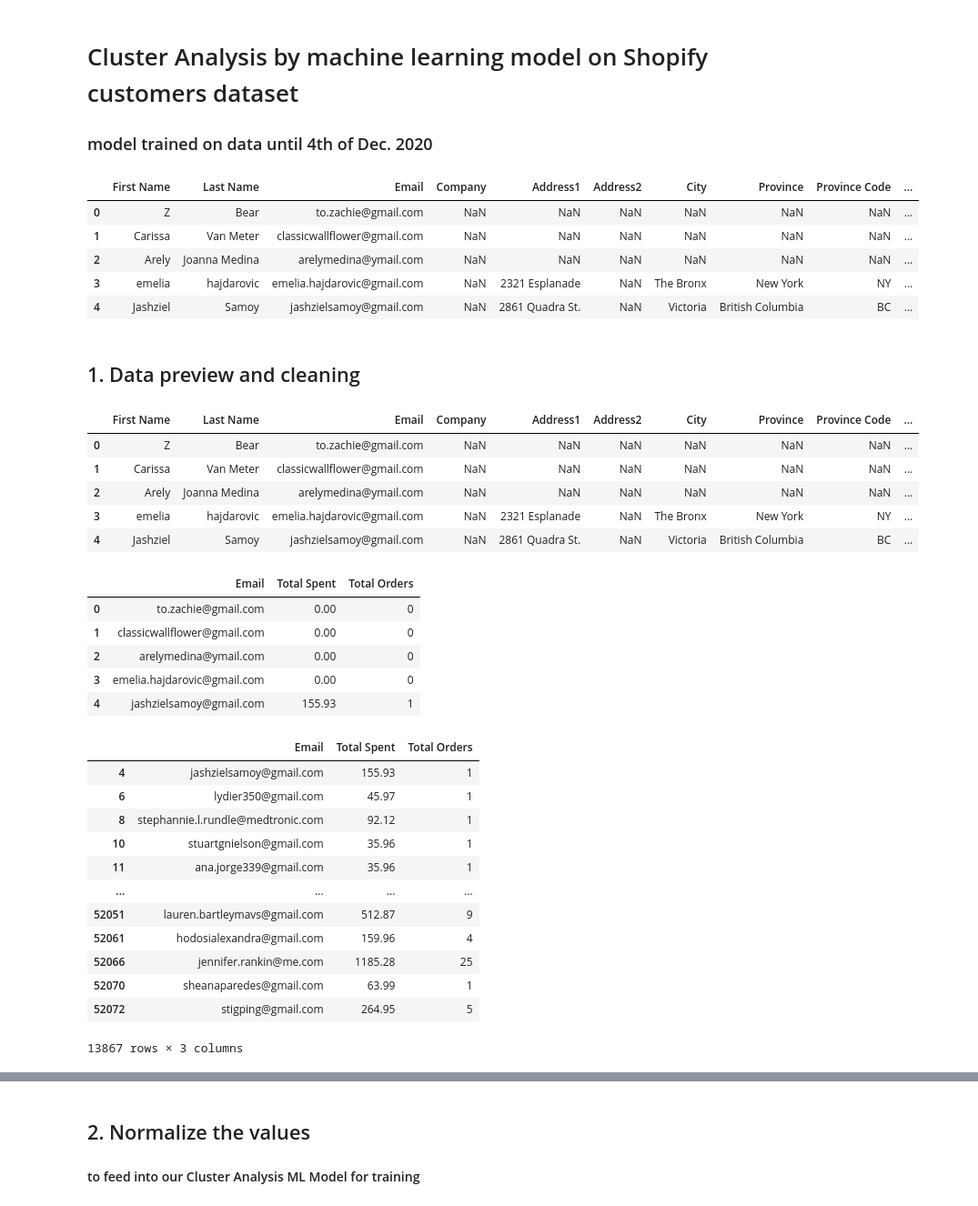
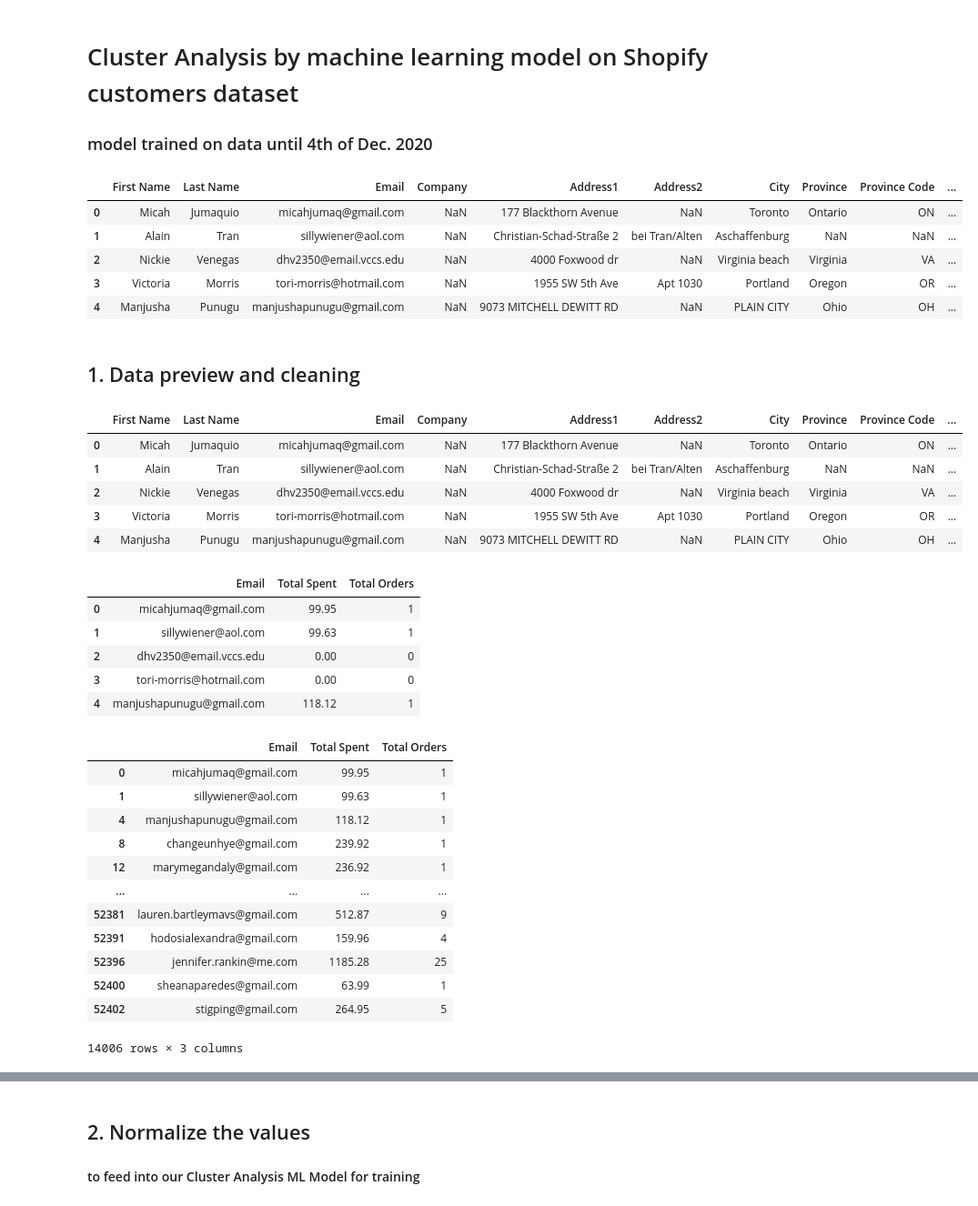
Before and after one commit to KrSuma/DaebakAnalysis, a Jupyter notebook: ClusteringML.ipynb, the cells around one changed output, grey strips where cells are left out. Shown: that part at 91% size. Drawn from its saved outputs; the diff is of its cells as text; code cells hidden in the pictures.

```diff
--- a/ClusteringML.ipynb
+++ b/ClusteringML.ipynb
@@ -5,22 +5,21 @@
 # %%
 import pandas as pd
 import matplotlib.pyplot as plt
 import matplotlib as mpl
-import seaborn as sns
 import numpy as np
 import hashlib
 
-PATH = 'shopify_all_customers.csv'
+PATH = 'all_customers_shopify_1-13.csv'
 df = pd.read_csv(PATH, delimiter=',')
 
 df.head()
 # %% [output]
 |  | First Name | Last Name | Email | Company | Address1 | Address2 | City | Province | Province Code | ... |
-| 0 | Z | Bear | to.zachie@gmail.com | NaN | NaN | NaN | NaN | NaN | NaN | ... |
-| 1 | Carissa | Van Meter | classicwallflower@gmail.com | NaN | NaN | NaN | NaN | NaN | NaN | ... |
-| 2 | Arely | Joanna Medina | arelymedina@ymail.com | NaN | NaN | NaN | NaN | NaN | NaN | ... |
-| 3 | emelia | hajdarovic | emelia.hajdarovic@gmail.com | NaN | 2321 Esplanade | NaN | The Bronx | New York | NY | ... |
-| 4 | Jashziel | Samoy | jashzielsamoy@gmail.com | NaN | 2861 Quadra St. | NaN | Victoria | British Columbia | BC | ... |
+| 0 | Micah | Jumaquio | micahjumaq@gmail.com | NaN | 177 Blackthorn Avenue | NaN | Toronto | Ontario | ON | ... |
+| 1 | Alain | Tran | sillywiener@aol.com | NaN | Christian-Schad-Straße 2 | bei Tran/Alten | Aschaffenburg | NaN | NaN | ... |
+| 2 | Nickie | Venegas | dhv2350@email.vccs.edu | NaN | 4000 Foxwood dr | NaN | Virginia beach | Virginia | VA | ... |
+| 3 | Victoria | Morris | tori-morris@hotmail.com | NaN | 1955 SW 5th Ave | Apt 1030 | Portland | Oregon | OR | ... |
+| 4 | Manjusha | Punugu | manjushapunugu@gmail.com | NaN | 9073 MITCHELL DEWITT RD | NaN | PLAIN CITY | Ohio | OH | ... |
 # %% [markdown]
 ## 1. Data preview and cleaning
 # %%
@@ -29,40 +28,40 @@ df_original = df.copy(deep=True)
 df.head()
 # %% [output]
 |  | First Name | Last Name | Email | Company | Address1 | Address2 | City | Province | Province Code | ... |
-| 0 | Z | Bear | to.zachie@gmail.com | NaN | NaN | NaN | NaN | NaN | NaN | ... |
-| 1 | Carissa | Van Meter | classicwallflower@gmail.com | NaN | NaN | NaN | NaN | NaN | NaN | ... |
-| 2 | Arely | Joanna Medina | arelymedina@ymail.com | NaN | NaN | NaN | NaN | NaN | NaN | ... |
-| 3 | emelia | hajdarovic | emelia.hajdarovic@gmail.com | NaN | 2321 Esplanade | NaN | The Bronx | New York | NY | ... |
-| 4 | Jashziel | Samoy | jashzielsamoy@gmail.com | NaN | 2861 Quadra St. | NaN | Victoria | British Columbia | BC | ... |
+| 0 | Micah | Jumaquio | micahjumaq@gmail.com | NaN | 177 Blackthorn Avenue | NaN | Toronto | Ontario | ON | ... |
+| 1 | Alain | Tran | sillywiener@aol.com | NaN | Christian-Schad-Straße 2 | bei Tran/Alten | Aschaffenburg | NaN | NaN | ... |
+| 2 | Nickie | Venegas | dhv2350@email.vccs.edu | NaN | 4000 Foxwood dr | NaN | Virginia beach | Virginia | VA | ... |
+| 3 | Victoria | Morris | tori-morris@hotmail.com | NaN | 1955 SW 5th Ave | Apt 1030 | Portland | Oregon | OR | ... |
+| 4 | Manjusha | Punugu | manjushapunugu@gmail.com | NaN | 9073 MITCHELL DEWITT RD | NaN | PLAIN CITY | Ohio | OH | ... |
 # %%
 df = df[['Email', 'Total Spent', 'Total Orders']]
 # %%
 df.head()
 # %% [output]
 |  | Email | Total Spent | Total Orders |
-| 0 | to.zachie@gmail.com | 0.00 | 0 |
-| 1 | classicwallflower@gmail.com | 0.00 | 0 |
-| 2 | arelymedina@ymail.com | 0.00 | 0 |
-| 3 | emelia.hajdarovic@gmail.com | 0.00 | 0 |
-| 4 | jashzielsamoy@gmail.com | 155.93 | 1 |
+| 0 | micahjumaq@gmail.com | 99.95 | 1 |
+| 1 | sillywiener@aol.com | 99.63 | 1 |
+| 2 | dhv2350@email.vccs.edu | 0.00 | 0 |
+| 3 | tori-morris@hotmail.com | 0.00 | 0 |
+| 4 | manjushapunugu@gmail.com | 118.12 | 1 |
 # %%
 df = df[df['Total Spent'] > 0]
 # %%
 df
 # %% [output]
 |  | Email | Total Spent | Total Orders |
-| 4 | jashzielsamoy@gmail.com | 155.93 | 1 |
-| 6 | lydier350@gmail.com | 45.97 | 1 |
-| 8 | stephannie.l.rundle@medtronic.com | 92.12 | 1 |
-| 10 | stuartgnielson@gmail.com | 35.96 | 1 |
-| 11 | ana.jorge339@gmail.com | 35.96 | 1 |
+| 0 | micahjumaq@gmail.com | 99.95 | 1 |
+| 1 | sillywiener@aol.com | 99.63 | 1 |
+| 4 | manjushapunugu@gmail.com | 118.12 | 1 |
+| 8 | changeunhye@gmail.com | 239.92 | 1 |
+| 12 | marymegandaly@gmail.com | 236.92 | 1 |
 | ... | ... | ... | ... |
-| 52051 | lauren.bartleymavs@gmail.com | 512.87 | 9 |
-| 52061 | hodosialexandra@gmail.com | 159.96 | 4 |
-| 52066 | jennifer.rankin@me.com | 1185.28 | 25 |
-| 52070 | sheanaparedes@gmail.com | 63.99 | 1 |
-| 52072 | stigping@gmail.com | 264.95 | 5 |
+| 52381 | lauren.bartleymavs@gmail.com | 512.87 | 9 |
+| 52391 | hodosialexandra@gmail.com | 159.96 | 4 |
+| 52396 | jennifer.rankin@me.com | 1185.28 | 25 |
+| 52400 | sheanaparedes@gmail.com | 63.99 | 1 |
+| 52402 | stigping@gmail.com | 264.95 | 5 |
-13867 rows × 3 columns
+14006 rows × 3 columns
 # %%
 df['AvgOrderValue'] = df['Total Spent'] / df['Total Orders']
 df.head()
```
Also changed, not shown: parts of 42 cells of this notebook, 6 other files.
